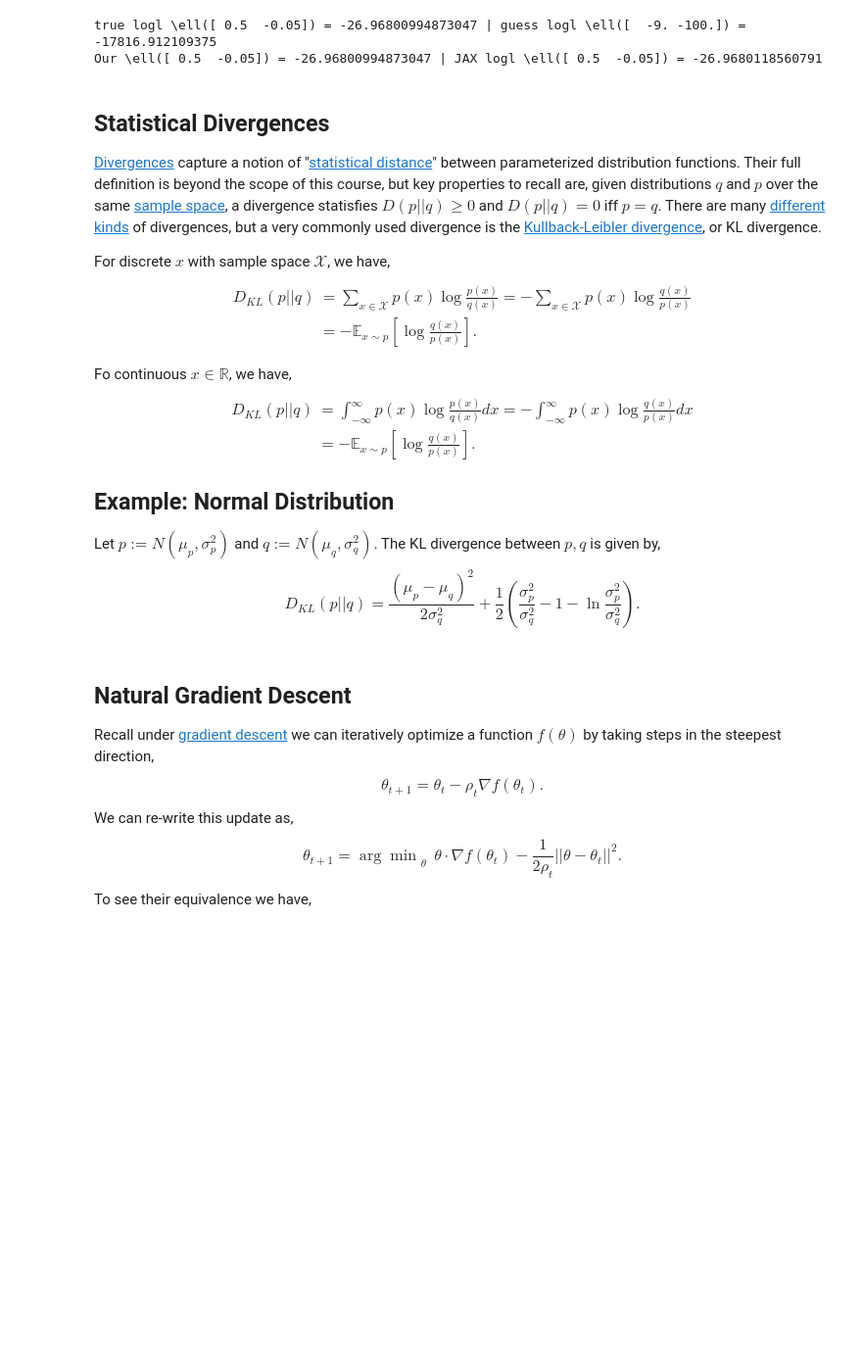
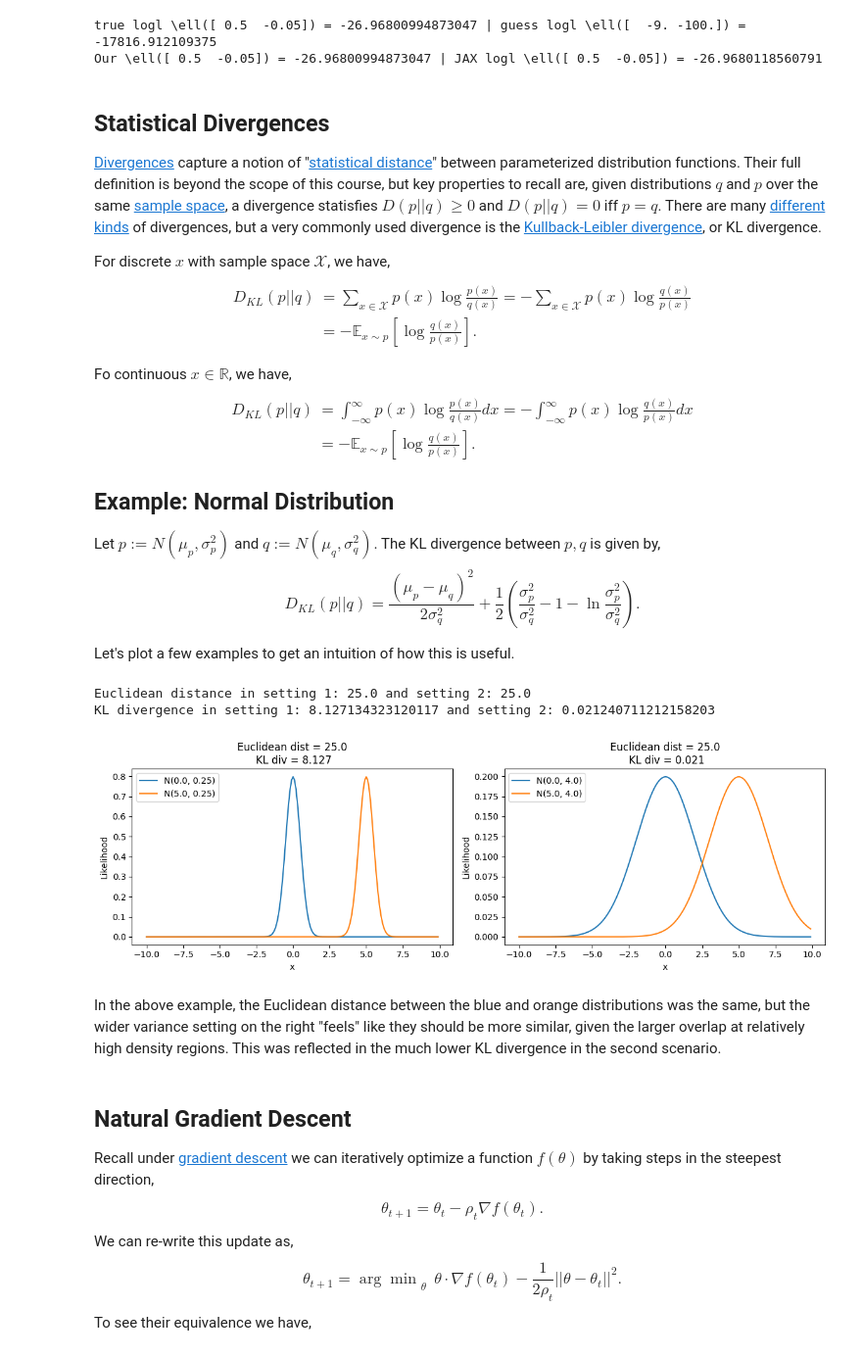
Before and after one commit to USCbiostats/PM520, a Jupyter notebook: Lab_6_ExpFam_Divergences.ipynb, the cells around one changed output. Shown: that part at 98% size. Drawn from its saved outputs; the diff is of its cells as text; code cells hidden in the pictures; blank space fills up the shorter version.

```diff
--- a/Lab_6_ExpFam_Divergences.ipynb
+++ b/Lab_6_ExpFam_Divergences.ipynb
@@ -205,3 +205,5 @@ D_{KL}(p || q) &= \int_{-\infty}^\infty p(x) \log \frac{p(x)}{q(x)}dx = -\int_{-
 ## Example: Normal Distribution
 Let $p := N(\mu_p, \sigma^2_p)$ and $q := N(\mu_q, \sigma^2_q).$ The KL divergence between $p, q$ is given by,
 $$D_{KL}(p || q) = \frac{(\mu_p - \mu_q)^2}{2 \sigma^2_q} + \frac{1}{2}\left(\frac{\sigma^2_p}{\sigma^2_q} - 1 - \ln \frac{\sigma^2_p}{\sigma^2_q} \right).$$
+
+Let's plot a few examples to get an intuition of how this is useful.
@@ -210,3 +210,69 @@ $$D_{KL}(p || q) = \frac{(\mu_p - \mu_q)^2}{2 \sigma^2_q} + \frac{1}{2}\left(\fr
+# %%
+import seaborn as sns
+import matplotlib.pyplot as plt
+
+# Example data
+x_values = jnp.arange(-10, 10, 0.1)
+
+mu_1 = 0.
+mu_2 = 5.
+std_1 = 0.5
+y_values11 = stats.norm.pdf(x_values, mu_1, std_1)  # N(mu_1, std_1**2)
+y_values12 = stats.norm.pdf(x_values, mu_2, std_1)  # N(mu_2, std_1**2)
+
+std_2 = 2.0
+y_values21 = stats.norm.pdf(x_values, mu_1, std_2)  # N(mu_1, std_2**2)
+y_values22 = stats.norm.pdf(x_values, mu_2, std_2)  # N(mu_2, std_2**2)
+
+# calc euclidean distances between distributions 1 and 2 in each scenario
+param_11 = jnp.array([mu_1, std_1**2])
+param_12 = jnp.array([mu_2, std_1**2])
+
+param_21 = jnp.array([mu_1, std_2**2])
+param_22 = jnp.array([mu_2, std_2**2])
+
+e_dist_1 = jnp.sum((param_11 - param_12) ** 2)
+e_dist_2 = jnp.sum((param_21 - param_22) ** 2)
+
+print(f"Euclidean distance in setting 1: {e_dist_1} and setting 2: {e_dist_2}")
+
+# let's code up KL divergence for scalar normals
+def kl_normal(mu1, var1, mu2, var2):
+  term1 = (mu1 - mu2) ** 2 / (2 * var2)
+  term2 = 0.5 * (var1/var2 - 1 - jnp.log(var1) + jnp.log(var2))
+  return term1 + term2
+
+# whats the KL divergence between these two scenarios?
+kl_div_1 = kl_normal(mu_1, mu_2, std_1 ** 2, std_1 ** 2)
+kl_div_2 = kl_normal(mu_1, mu_2, std_1 ** 2, std_2 ** 2)
+print(f"KL divergence in setting 1: {kl_div_1} and setting 2: {kl_div_2}")
+
+# Create a figure and a 1x2 grid of subplots (for horizontal alignment)
+fig, axs = plt.subplots(1, 2, figsize=(12, 4))
+
+# Plot on the first subplot
+sns.lineplot(x=x_values, y=y_values11, ax=axs[0], label=f"N({mu_1}, {std_1**2})")
+sns.lineplot(x=x_values, y=y_values12, ax=axs[0], label=f"N({mu_2}, {std_1**2})")
+axs[0].set_title(f"Euclidean dist = {e_dist_1}\n KL div = {kl_div_1:.3f}")
+axs[0].set_xlabel('x')
+axs[0].set_ylabel('Likelihood')
+
+# Plot on the second subplot
+sns.lineplot(x=x_values, y=y_values21, ax=axs[1], label=f"N({mu_1}, {std_2**2})")
+sns.lineplot(x=x_values, y=y_values22, ax=axs[1], label=f"N({mu_2}, {std_2**2})")
+axs[1].set_title(f"Euclidean dist = {e_dist_2}\n KL div = {kl_div_2:.3f}")
+axs[1].set_xlabel('x')
+axs[1].set_ylabel('Likelihood')
+
+# Display the plot
+plt.tight_layout()  # Adjust the layout to not overlap
+plt.show()
+# %% [output]
+Euclidean distance in setting 1: 25.0 and setting 2: 25.0
+KL divergence in setting 1: 8.127134323120117 and setting 2: 0.021240711212158203
+[figure, added]
+# %% [markdown]
+In the above example, the Euclidean distance between the blue and orange distributions was the same, but the wider variance setting on the right "feels" like they should be more similar, given the larger overlap at relatively high density regions. This was reflected in the much lower KL divergence in the second scenario.
 # %% [markdown]
 ## Natural Gradient Descent
 Recall under [gradient descent](https://en.wikipedia.org/wiki/Gradient_descent) we can iteratively optimize a function $f(\theta)$ by taking steps in the steepest direction,
```
Also changed, not shown: parts of 1 cell of this notebook.
